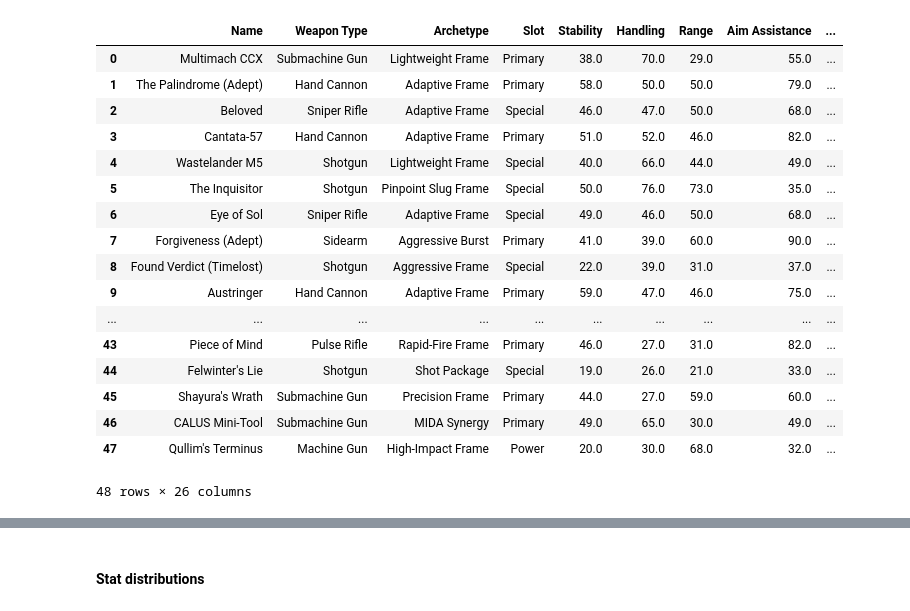
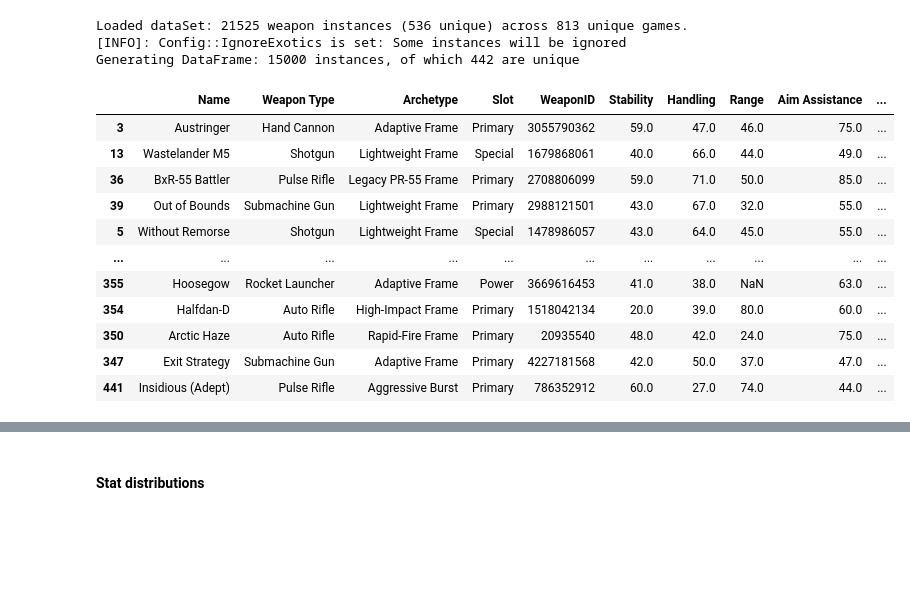
Before and after one commit to Axemt/EyeOfAnotherWorld, a Jupyter notebook: weaponVisualizer.ipynb, the cells around one changed output, grey strips where cells are left out. Drawn from its saved outputs; the diff is of its cells as text; code cells hidden in the pictures; blank space fills up the shorter version.

```diff
--- a/weaponVisualizer.ipynb
+++ b/weaponVisualizer.ipynb
@@ -85,4 +92,8 @@ Exotic weapons are the stand out in a players arsenal. Unique in their behaviour
 # %%
 # CONFIG----------------------------
 CONFIG__DF_IGNORE_EXOTICS = True
-CONFIG__DATA_FILE_NAME = 'RAD1MODE84-from2022-09-23-to2022-09-26.d2data'
+CONFIG__DATA_FILE_NAME = 'RAD2MODE70-from2022-09-23-to2022-10-03'
+
+# Force reload of the dataframe
+from IPython.display import Javascript
+Javascript("Jupyter.notebook.execute_cells([6])")
@@ -96,8 +120,11 @@ Update the Manifest, open and ready the ocurrence data
 # %%
 
 # Read data file
-with open(CONFIG__DATA_FILE_NAME, 'rb') as f:
-    (weaponFreq, playerCount, gameSet) = pickle.load(f)
+with open(CONFIG__DATA_FILE_NAME + '.d2data', 'rb') as f:
+    (weaponFreq, gameSet) = pickle.load(f)
+    print('Loaded dataSet: {} weapon instances ({} unique) across {} unique games.'.format(sum(weaponFreq.values()), len(weaponFreq.keys()), len(gameSet)))
+    if CONFIG__DF_IGNORE_EXOTICS:
+        print('[INFO]: Config::IgnoreExotics is set: Some instances will be ignored')
 
 # Check Manifest, and update if needed
 manifest_location = requests.get(BNET_URL + MANIFEST_SUFFIX).json()['Response']['mobileWorldContentPaths']['en']
@@ -114,14 +141,16 @@ if not os.path.exists(DB_NAME):
 db = sqlite3.connect(DB_NAME).cursor()
 
 name_l = []
+weaponid = []
 weapon_type = []
 weapon_archetype = []
 weapon_slot = []
 usage_absolute = []
 usage_rate = []
+usage_rate_slot = []
+
 
 # Stats
-# TODO: What about weapons with different stat categories? (eg. Bows, Glaives, Sword, Rockets/GLs, Fusions)
 stability = []
 handling = []
 rang = []
@@ -155,12 +184,21 @@ for weaponId, ct in weaponFreq.items():
         name, tier, weaponType, weaponSlot, sockets, stats = db.execute(PROPERTIES_QUERY.format(ctypes.c_int32(weaponId).value)).fetchall()[0]
 
         weaponSlot = WEAPON_SLOT_NAMES[weaponSlot]
-        sockets = json.loads(sockets)
+        sockets = json.loads(sockets) # Perks: TODO
         stats = json.loads(stats)
 
         if tier != 'Exotic':
             frameId = sockets[0]['singleInitialItemHash']
             frame = db.execute(FRAME_NAME_QUERY.format(ctypes.c_int32(frameId).value)).fetchall()[0][0]
+
+            # Unify special frame names THAT DO NOT CHANGE BEHAVIOUR
+            if frame == "Together Forever" or frame == "Omolon Adaptive Frame":
+                frame = "Adaptive Frame"
+            elif frame == "MIDA Synergy":
+                frame = "Lightweight Frame"
+            elif frame == "VEIST Rapid-Fire":
+                frame = "Rapid-Fire Frame"
+
         else:
             if CONFIG__DF_IGNORE_EXOTICS:
                 continue
@@ -170,10 +208,11 @@ for weaponId, ct in weaponFreq.items():
             try:
                 stat_arr[idx].append(stats[stat_hash]['value'])
             except KeyError:
-                stat_arr[idx].append(None) # TODO: 0 or None?
+                stat_arr[idx].append(None)
 
         # Update lists for df
         name_l.append(name)
+        weaponid.append(weaponId)
         weapon_type.append(weaponType)
         weapon_archetype.append(frame)
         weapon_slot.append(weaponSlot)
@@ -181,62 +220,69 @@ for weaponId, ct in weaponFreq.items():
         usage_absolute.append(ct)
 
 
+total_count = sum(usage_absolute)
 for i in range(len(weapon_slot)):
     slot = weapon_slot[i]
     uabs = usage_absolute[i]
-    urat = uabs / slot_totals[slot]
+    urat_slot = uabs / slot_totals[slot]
+    urat = uabs / total_count
 
-    usage_rate.append( urat )
+    usage_rate.append( urat * 100 )
+    usage_rate_slot.append( urat_slot * 100)
 
+print("Generating DataFrame: {} instances, of which {} are unique".format(total_count, len(usage_rate)))
 
 df = pd.DataFrame(
     {
         'Name': pd.Series(name_l, dtype='category'),
         'Weapon Type': pd.Series(weapon_type, dtype='category'),
         'Archetype': pd.Series(weapon_archetype, dtype='category'),
         'Slot': pd.Series(weapon_slot, dtype='category'),
+        'WeaponID': pd.Series(weaponid, dtype='category'),
         'Stability': stability,
         'Handling': handling,
         'Range': rang,
         'Aim Assistance': aim_assist,
         'Airborne Effectiveness': airborne_effectiveness,
         'Recoil Direction': recoil_direction,
         'Zoom': zoom,
         'Magazine Size': magsize,
         'Impact': impact,
         'Reload Speed': reload,
         'Rounds Per Minute': rpm,
         'Draw Time': bow_drawtime,
         'Accuracy': bow_accuracy,
         'Charge Time': fr_chargetime,
         'Velocity': rlgl_velocity,
         'Blast Radius': rlgl_blastradius,
         'Shield Duration': glaive_shieldduration,
         'Guard Resistance': sword_guardresistence,
         'Guard Efficiency': sword_guardefficiency,
         'Swing Speed': sword_swingspeed,
         'Charge Rate': sword_chargerate,
-        'Usage Rate in Slot': usage_rate
+        'Ocurrences': usage_absolute,
+        'Usage Rate in Slot (%)': usage_rate_slot,
+        'Global Usage Rate (%)': usage_rate,
 
     }
 )
+
+df.to_csv(CONFIG__DATA_FILE_NAME + '.csv')
+df.sort_values(by = 'Ocurrences', ascending=False, inplace=True)
 df
 # %% [output]
+Loaded dataSet: 21525 weapon instances (536 unique) across 813 unique games.
+[INFO]: Config::IgnoreExotics is set: Some instances will be ignored
+Generating DataFrame: 15000 instances, of which 442 are unique
-|  | Name | Weapon Type | Archetype | Slot | Stability | Handling | Range | Aim Assistance | ... |
-| 0 | Multimach CCX | Submachine Gun | Lightweight Frame | Primary | 38.0 | 70.0 | 29.0 | 55.0 | ... |
-| 1 | The Palindrome (Adept) | Hand Cannon | Adaptive Frame | Primary | 58.0 | 50.0 | 50.0 | 79.0 | ... |
-| 2 | Beloved | Sniper Rifle | Adaptive Frame | Special | 46.0 | 47.0 | 50.0 | 68.0 | ... |
-| 3 | Cantata-57 | Hand Cannon | Adaptive Frame | Primary | 51.0 | 52.0 | 46.0 | 82.0 | ... |
-| 4 | Wastelander M5 | Shotgun | Lightweight Frame | Special | 40.0 | 66.0 | 44.0 | 49.0 | ... |
-| 5 | The Inquisitor | Shotgun | Pinpoint Slug Frame | Special | 50.0 | 76.0 | 73.0 | 35.0 | ... |
-| 6 | Eye of Sol | Sniper Rifle | Adaptive Frame | Special | 49.0 | 46.0 | 50.0 | 68.0 | ... |
-| 7 | Forgiveness (Adept) | Sidearm | Aggressive Burst | Primary | 41.0 | 39.0 | 60.0 | 90.0 | ... |
-| 8 | Found Verdict (Timelost) | Shotgun | Aggressive Frame | Special | 22.0 | 39.0 | 31.0 | 37.0 | ... |
-| 9 | Austringer | Hand Cannon | Adaptive Frame | Primary | 59.0 | 47.0 | 46.0 | 75.0 | ... |
-| ... | ... | ... | ... | ... | ... | ... | ... | ... | ... |
-| 43 | Piece of Mind | Pulse Rifle | Rapid-Fire Frame | Primary | 46.0 | 27.0 | 31.0 | 82.0 | ... |
-| 44 | Felwinter's Lie | Shotgun | Shot Package | Special | 19.0 | 26.0 | 21.0 | 33.0 | ... |
-| 45 | Shayura's Wrath | Submachine Gun | Precision Frame | Primary | 44.0 | 27.0 | 59.0 | 60.0 | ... |
-| 46 | CALUS Mini-Tool | Submachine Gun | MIDA Synergy | Primary | 49.0 | 65.0 | 30.0 | 49.0 | ... |
-| 47 | Qullim's Terminus | Machine Gun | High-Impact Frame | Power | 20.0 | 30.0 | 68.0 | 32.0 | ... |
+|  | Name | Weapon Type | Archetype | Slot | WeaponID | Stability | Handling | Range | Aim Assistance | ... |
+| 3 | Austringer | Hand Cannon | Adaptive Frame | Primary | 3055790362 | 59.0 | 47.0 | 46.0 | 75.0 | ... |
+| 13 | Wastelander M5 | Shotgun | Lightweight Frame | Special | 1679868061 | 40.0 | 66.0 | 44.0 | 49.0 | ... |
+| 36 | BxR-55 Battler | Pulse Rifle | Legacy PR-55 Frame | Primary | 2708806099 | 59.0 | 71.0 | 50.0 | 85.0 | ... |
+| 39 | Out of Bounds | Submachine Gun | Lightweight Frame | Primary | 2988121501 | 43.0 | 67.0 | 32.0 | 55.0 | ... |
+| 5 | Without Remorse | Shotgun | Lightweight Frame | Special | 1478986057 | 43.0 | 64.0 | 45.0 | 55.0 | ... |
+| ... | ... | ... | ... | ... | ... | ... | ... | ... | ... | ... |
+| 355 | Hoosegow | Rocket Launcher | Adaptive Frame | Power | 3669616453 | 41.0 | 38.0 | NaN | 63.0 | ... |
+| 354 | Halfdan-D | Auto Rifle | High-Impact Frame | Primary | 1518042134 | 20.0 | 39.0 | 80.0 | 60.0 | ... |
+| 350 | Arctic Haze | Auto Rifle | Rapid-Fire Frame | Primary | 20935540 | 48.0 | 42.0 | 24.0 | 75.0 | ... |
+| 347 | Exit Strategy | Submachine Gun | Adaptive Frame | Primary | 4227181568 | 42.0 | 50.0 | 37.0 | 47.0 | ... |
+| 441 | Insidious (Adept) | Pulse Rifle | Aggressive Burst | Primary | 786352912 | 60.0 | 27.0 | 74.0 | 44.0 | ... |
-48 rows × 26 columns
```
Also changed, not shown: parts of 15 cells of this notebook, 3 other files.
